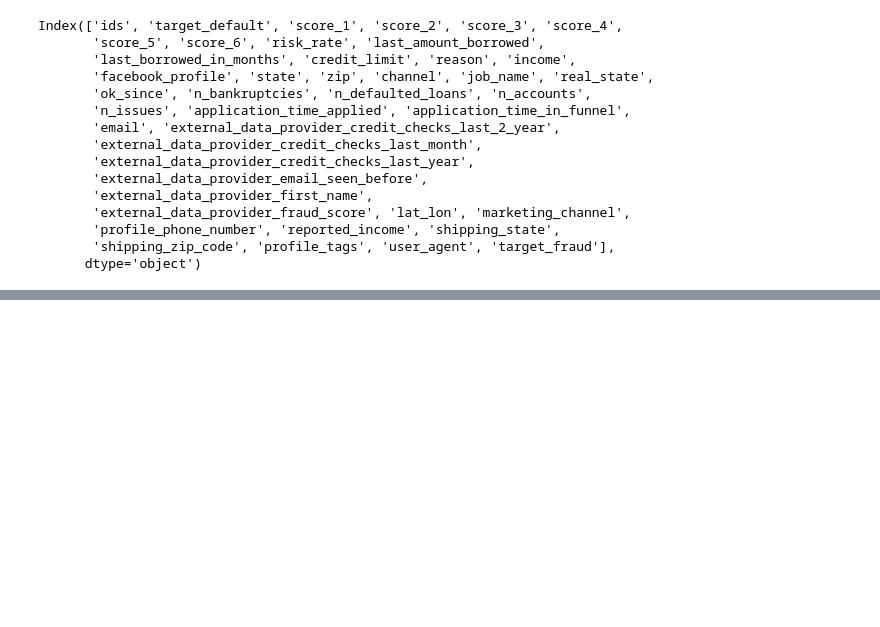
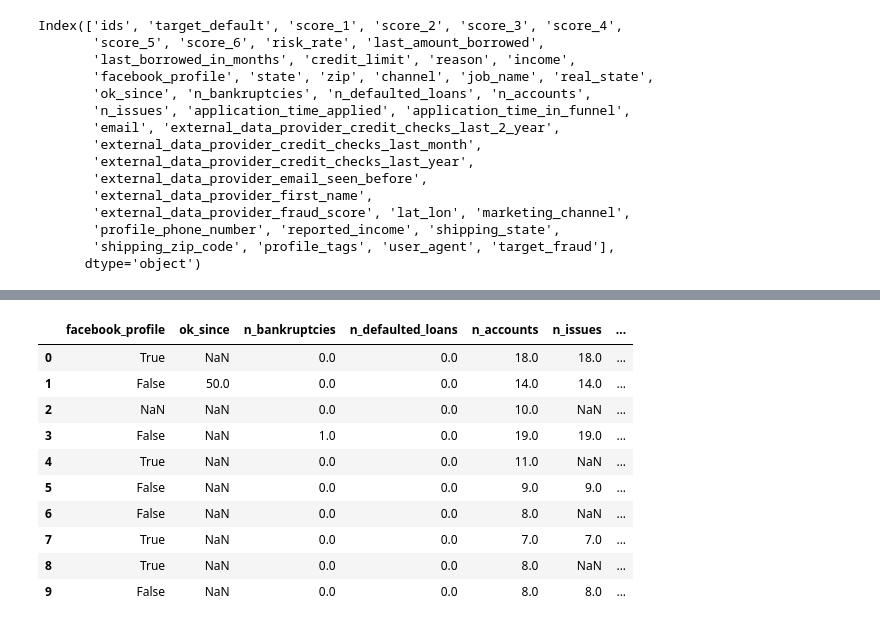
Before and after one commit to ghedin-alison/conceitos_ia, a Jupyter notebook: trabalho/din_din_agora.ipynb, the cells around one changed output, grey strips where cells are left out. Saved outputs shown, nothing was run; the diff lists cells and outputs as text; code cells hidden in the pictures; blank space fills up the shorter version.

```diff
--- a/trabalho/din_din_agora.ipynb
+++ b/trabalho/din_din_agora.ipynb
@@ -54,0 +260,14 @@ Index(['ids', 'target_default', 'score_1', 'score_2', 'score_3', 'score_4',
+# %%
+clientes.iloc[:10, 10:20]
+# %% [output]
+|  | facebook_profile | ok_since | n_bankruptcies | n_defaulted_loans | n_accounts | n_issues | ... |
+| 0 | True | NaN | 0.0 | 0.0 | 18.0 | 18.0 | ... |
+| 1 | False | 50.0 | 0.0 | 0.0 | 14.0 | 14.0 | ... |
+| 2 | NaN | NaN | 0.0 | 0.0 | 10.0 | NaN | ... |
+| 3 | False | NaN | 1.0 | 0.0 | 19.0 | 19.0 | ... |
+| 4 | True | NaN | 0.0 | 0.0 | 11.0 | NaN | ... |
+| 5 | False | NaN | 0.0 | 0.0 | 9.0 | 9.0 | ... |
+| 6 | False | NaN | 0.0 | 0.0 | 8.0 | NaN | ... |
+| 7 | True | NaN | 0.0 | 0.0 | 7.0 | 7.0 | ... |
+| 8 | True | NaN | 0.0 | 0.0 | 8.0 | NaN | ... |
+| 9 | False | NaN | 0.0 | 0.0 | 8.0 | 8.0 | ... |
```
Also changed, not shown: parts of 21 cells of this notebook.
